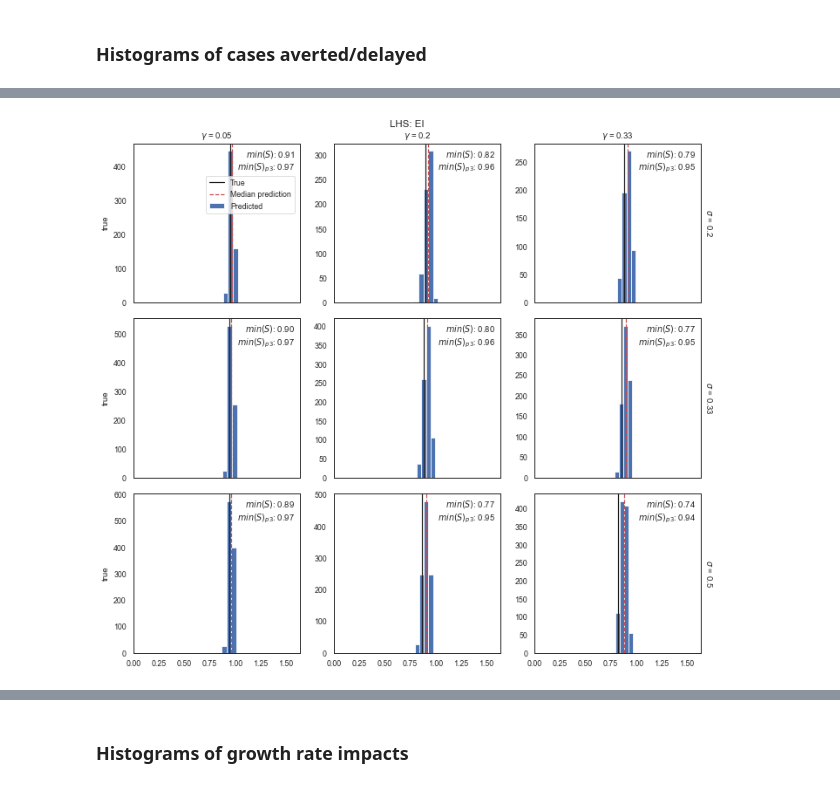
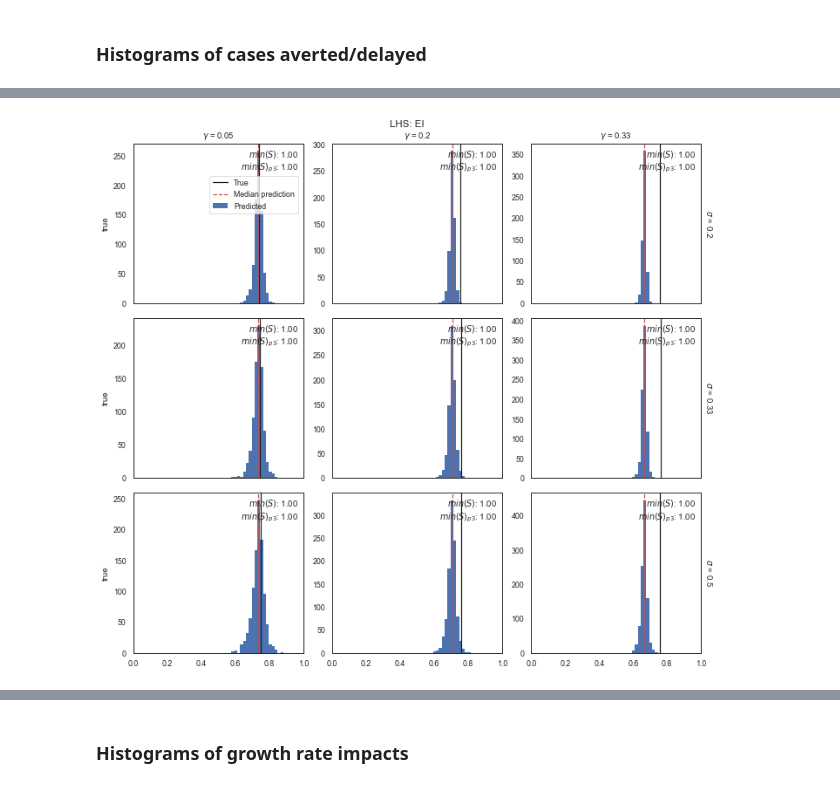
Before and after one commit to Global-Policy-Lab/gpl-covid, a Jupyter notebook: notebooks/iwb-SEIR.ipynb, the cells around one changed output, grey strips where cells are left out. Saved outputs shown, nothing was run; the diff lists cells and outputs as text; code cells hidden in the pictures.

```diff
--- a/notebooks/iwb-SEIR.ipynb
+++ b/notebooks/iwb-SEIR.ipynb
@@ -371,2 +424,0 @@ pred_pol = run_model_using_preds(g_pred)
-# %%
-pred_np = run_model_using_preds(g_pred_no_pol)
@@ -372,0 +431,9 @@ pred_np = run_model_using_preds(g_pred_no_pol)
+# %%
+g_pred_pol_SIR, g_pred_no_pol = get_growth_rates(lagged_policy=True)
+g_pred_pol_SEIR, _ = get_growth_rates(lagged_policy=False)
+# %%
+# pred_pol_SIR = get_cum_cases_from_SIR(np.concatenate((np.repeat(g_pred_pol_SIR[...,0][...,np.newaxis], 600, axis=-1), g_pred_pol_SIR[...,:-600]), axis=-1))
+pred_pol_SIR = get_cum_cases_from_SIR(g_pred_pol_SIR)
+pred_np_SIR = get_cum_cases_from_SIR(g_pred_no_pol)
+pred_pol_SEIR = get_cum_cases_from_SEIR(g_pred_pol_SEIR)
+pred_np_SEIR = get_cum_cases_from_SEIR(g_pred_no_pol)
@@ -373,3 +442,11 @@ pred_np = run_model_using_preds(g_pred_no_pol)
+# %%
+kind="SIR"
+if kind=="SIR":
+    pred_np = pred_np_SIR
+    pred_pol = pred_pol_SIR
+else:
+    pred_np = pred_np_SEIR
+    pred_pol = pred_pol_SEIR
 # %%
 diffs = xr.Dataset({"true": true_np - true_pol})
 diffs = diffs.merge((pred_np - pred_pol).to_dataset(dim="case_type"))
@@ -392,37 +479,50 @@ if sigma_noise_on:
 # %% [markdown]
 ### Histograms of cases averted/delayed
 # %%
-for i in reg_to_run:
-    out_path = (
-        out_dir
-        / f"SEIR_sim_pred_results_{i}_betaNoise_{bn}_gammaNoise_{gn}_sigmaNoise_{sn}_"
-            f"pop{int(pop)}_lag_{'-'.join([str(s) for s in reg_lag_days])}.pdf"
-    )
-    g = xr.plot.FacetGrid(diffs,col="gamma", row="sigma", sharex=True, sharey=False)
-    g.map(lambda x, y: plt.hist(x, bins=np.linspace(0,y.mean().item()*2,40), label="Predicted"), i, "true")
-    g.map(lambda x: plt.axvline(x.mean().item(), label="True", color="k"), "true")
-    g.map(lambda x: plt.xlim(0,x.mean().item()*2), "true")
-    g.map(
-        lambda x: plt.axvline(
-            np.nanmedian(x), color="r", linestyle="--", label="Median prediction"
-        ),
-        i,
-    )
-    g.map(
-        lambda x, y: plt.text(
-            0.97,
-            0.97,
-            f"$min(S)$: {x.min().item():.2f}\n$min(S)_{{p3}}$: {y.min().item():.2f}",
-            horizontalalignment="right",
-            verticalalignment="top",
-            transform=plt.gca().transAxes,
-        ),
-        "S_min",
-        "S_min_p3",
-    )
-    g.axes.flat[0].legend(loc="upper right", bbox_to_anchor=(.99, .82))
-    g.set_xlabels("")
-    g.set_titles("$\{coord}$ = {value}")
-    g.fig.suptitle(f"LHS: {i}", va="bottom", y=0.99)
-    g.fig.savefig(out_path, dpi=300, tight_layout=True, bbox_inches="tight")
+this_ds = diffs
+
+if kind=="SEIR":
+    sp = this_ds.sigma_proj.values
+    dss = [this_ds.sel(sigma_proj=s) for s in sp]
+    titles = [f", sigma_proj={s}" for s in sp]
+    suffixes = [f"sp_{s}" for s in sp]
+else:
+    dss = [this_ds]
+    titles = [""]
+    suffixes = [""]
+for dx,d in enumerate(dss):
+    for i in reg_to_run:
+        out_path = (
+            out_dir
+            / f"{kind}_proj_results_{i}_betaNoise_{bn}_gammaNoise_{gn}_sigmaNoise_{sn}_"
+            f"pop{int(pop)}_lag_{'-'.join([str(s) for s in reg_lag_days])}_sigmaProj_{suffixes[dx]}.pdf"
+        )
+        g = xr.plot.FacetGrid(d, col="gamma", row="sigma", sharex=True, sharey=False)
+        g.map(lambda x, y: plt.hist(x, bins=np.linspace(0,min(y.mean().item()*3,1),60), label="Predicted", edgecolor="none"), i, "true")
+#         g.map(lambda x, y: plt.hist(x, label="Predicted"), i, "true")
+        g.map(lambda x: plt.axvline(x.mean().item(), label="True", color="k"), "true")
+        g.map(lambda x: plt.xlim(0,min(x.mean().item()*2, 1)), "true")
+        g.map(
+            lambda x: plt.axvline(
+                np.nanmedian(x), color="r", linestyle="--", label="Median prediction"
+            ),
+            i,
+        )
+        g.map(
+            lambda x, y: plt.text(
+                0.97,
+                0.97,
+                f"$min(S)$: {x.min().item():.2f}\n$min(S)_{{p3}}$: {y.min().item():.2f}",
+                horizontalalignment="right",
+                verticalalignment="top",
+                transform=plt.gca().transAxes,
+            ),
+            "S_min",
+            "S_min_p3",
+        )
+        g.axes.flat[0].legend(loc="upper right", bbox_to_anchor=(0.99, 0.82))
+        g.set_xlabels("")
+        g.set_titles("$\{coord}$ = {value}"+titles[dx])
+        g.fig.suptitle(f"LHS: {i}", va="bottom", y=0.99)
+#         g.fig.savefig(out_path, dpi=300, tight_layout=True, bbox_inches="tight")
 # %% [output]
@@ -430 +530 @@ for i in reg_to_run:
-[figure, old version]
+[figure, new version]
```
Also changed, not shown: parts of 20 cells of this notebook, 1 other file.
